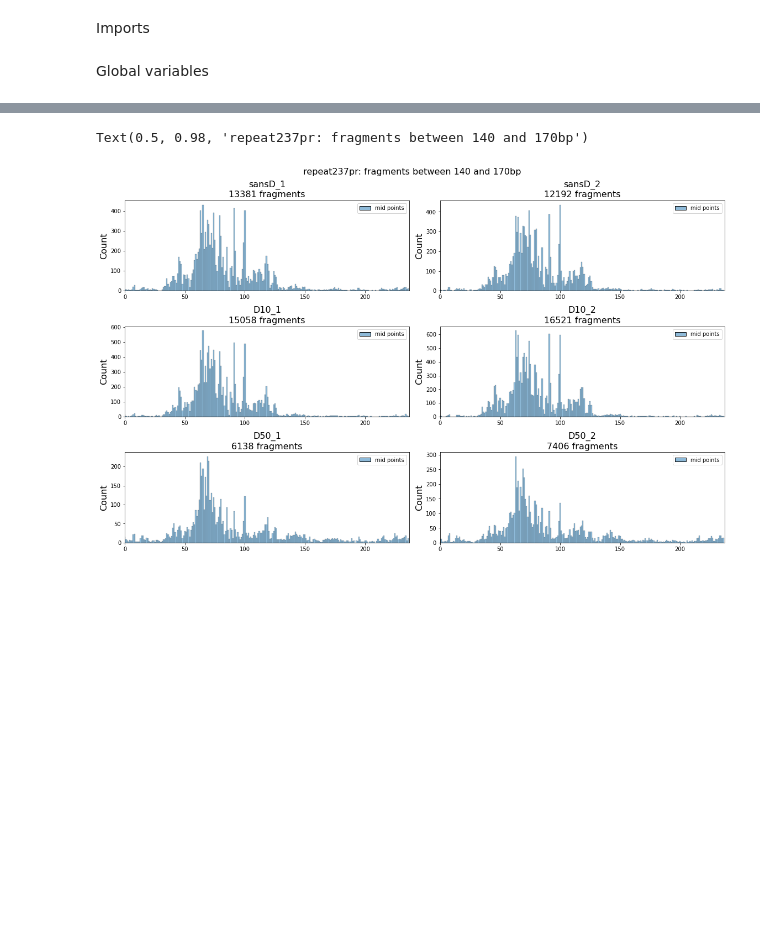
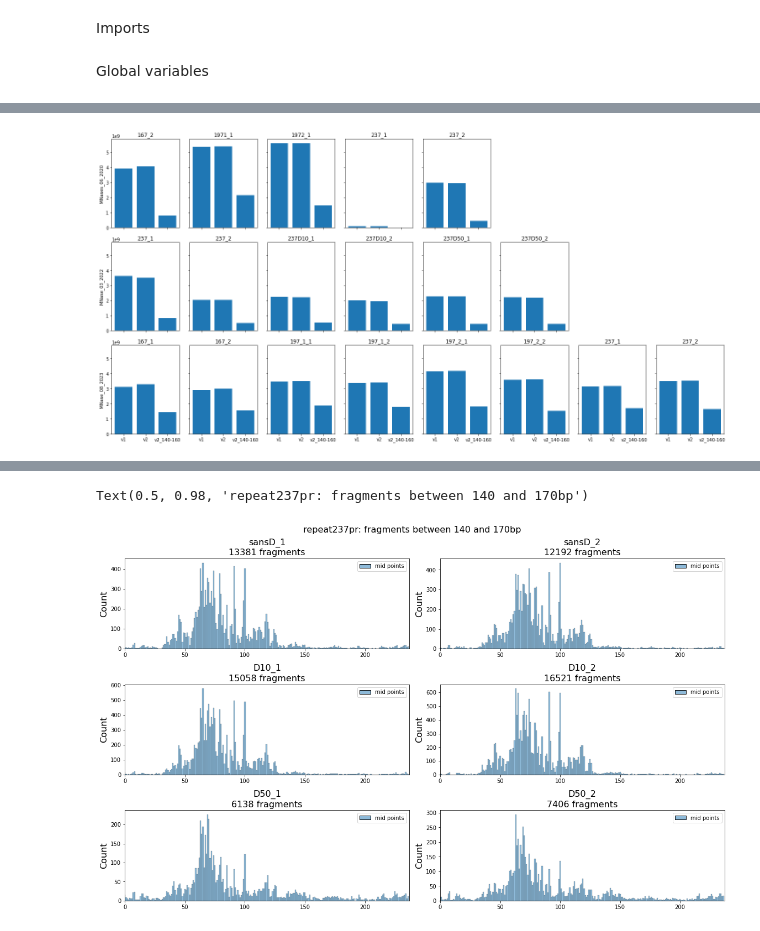
Before and after one commit to Alexwestbrook/mnhn-internship_DeepCNN_ChIP-seq, a Jupyter notebook: JB_alignment_analysis.ipynb, the cells around one changed output, grey strips where cells are left out. Saved outputs shown, nothing was run; the diff lists cells and outputs as text; code cells hidden in the pictures; blank space fills up the shorter version.

```diff
--- a/JB_alignment_analysis.ipynb
+++ b/JB_alignment_analysis.ipynb
@@ -152,0 +207,33 @@ for bw in [mnase2020_167_v2, mnase2020_197a_v2, mnase2020_197b_v2, mnase2020_237
+# %%
+import re
+r2020 = re.compile('[\S]*(167|1971|1972|237)[\S]*(.)(_101bp[\S]*|_paired)$')
+r2022 = re.compile('[\S]*(237[^_]*)_(.)[\S]*(_101bp[\S]*|_paired)$')
+r2023 = re.compile('[\S]*(167|197_1|197_2|237)_[^_]*_(.)[\S]*(_101bp[\S]*|_paired)$')
+rrna = re.compile('[\S]*(167|197_1|197_2|237[^_]*)[\S]*(_101bp[\S]*|_paired)$')
+re_dict = {'MNases_06_2020': r2020,
+           'MNase_03_2022': r2022,
+           'MNase_08_2023': r2023,
+           'RNAseq_03_2022': rrna,
+           'RNAseq_08_2023': rrna}
+# m = re.search(rrna, 'NG-29820_237sansD_lib587179_8045_2_paired')
+# m.groups()
+# %%
+cov_dict = defaultdict(lambda: defaultdict(dict))
+for filename, total in TOTALS.items():
+    f = Path(filename)
+    dirname = f.parent.name
+    r = re_dict[dirname]
+    grps = re.search(r, f.stem).groups()
+    if dirname[:3] == 'RNA':
+        prefix, suffix = grps
+    else:
+        prefix, repl, suffix = grps
+        prefix = prefix + '_' + repl
+    if suffix == '_paired':
+        suffix = 'v1'
+    elif suffix == '_101bp_max250':
+        suffix = 'v2'
+    else:
+        suffix = 'v2_140-160'
+    cov_dict[dirname][prefix][suffix] = int(total)
+cov_dict
@@ -152,0 +258,14 @@ for bw in [mnase2020_167_v2, mnase2020_197a_v2, mnase2020_197b_v2, mnase2020_237
+# %%
+fig, axes = plt.subplots(3, 8, figsize=(20, 10), facecolor='w', layout='tight', sharey=True, sharex=True)
+for i, dirname in enumerate(cov_dict.keys()):
+    if i >= 3:
+        break
+    axes[i, 0].set_ylabel(dirname)
+    for j, (f_key, f_cov_dict) in enumerate(cov_dict[dirname].items()):
+        axes[i, j].bar(list(f_cov_dict.keys()), list(f_cov_dict.values()))
+        axes[i, j].set_title(f_key)
+    while j < 7:
+        j += 1
+        axes[i, j].set_axis_off()
+# %% [output]
+[figure, added]
```
Also changed, not shown: parts of 14 cells of this notebook.
